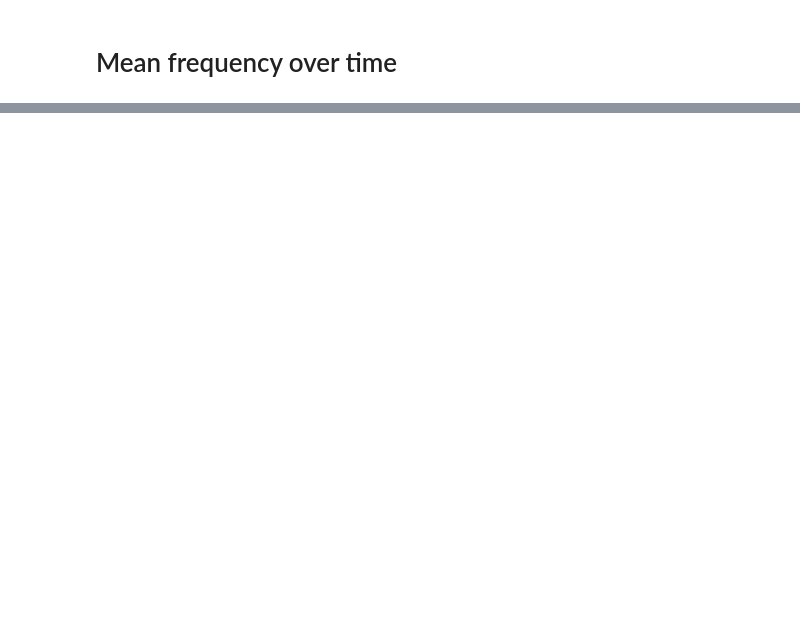
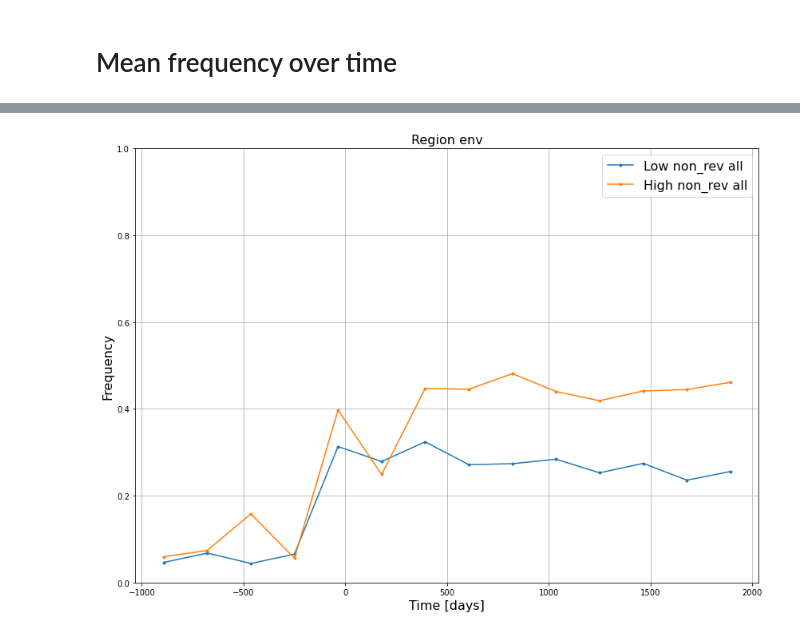
Before and after one commit to neherlab/HIVEVO_recombination, a Jupyter notebook: notebooks/Fitness.ipynb, the cells around one changed output, grey strips where cells are left out. Saved outputs shown, nothing was run; the diff lists cells and outputs as text; code cells hidden in the pictures; blank space fills up the shorter version.

```diff
--- a/notebooks/Fitness.ipynb
+++ b/notebooks/Fitness.ipynb
@@ -275,0 +196,26 @@ print(len(rev_high), len(non_rev_high))
+# %%
+freq_range = [0.2, 0.4]
+time_bins, mean_env_non_rev_low1, mean_env_non_rev_high1 = mean_low_vs_high(traj_env_non_rev_low, traj_env_non_rev_high, freq_range)
+
+freq_range = [0.4, 0.6]
+time_bins, mean_env_non_rev_low2, mean_env_non_rev_high2 = mean_low_vs_high(traj_env_non_rev_low, traj_env_non_rev_high, freq_range)
+
+freq_range = [0.6, 0.8]
+time_bins, mean_env_non_rev_low3, mean_env_non_rev_high3 = mean_low_vs_high(traj_env_non_rev_low, traj_env_non_rev_high, freq_range)
+
+freq_range = [0.1,0.9]
+time_bins, mean_env_non_rev_low_all, mean_env_non_rev_high_all = mean_low_vs_high(traj_env_non_rev_low, traj_env_non_rev_high, freq_range)
+# %%
+plt.figure(figsize=(14,10))
+plt.title("non_reversion", fontsize=fontsize)
+plt.plot(time_bins, mean_env_non_rev_low_all, '.-', label="Low non_rev all")
+plt.plot(time_bins, mean_env_non_rev_high_all, '.-', label="High non_rev all")
+plt.xlabel("Time [days]", fontsize=fontsize)
+plt.ylabel("Frequency", fontsize=fontsize)
+plt.legend(fontsize=fontsize)
+plt.title(f"Region env", fontsize=fontsize)
+plt.ylim([0,1])
+plt.grid()
+plt.show()
+# %% [output]
+[figure, added]
```
Also changed, not shown: parts of 55 cells of this notebook.
